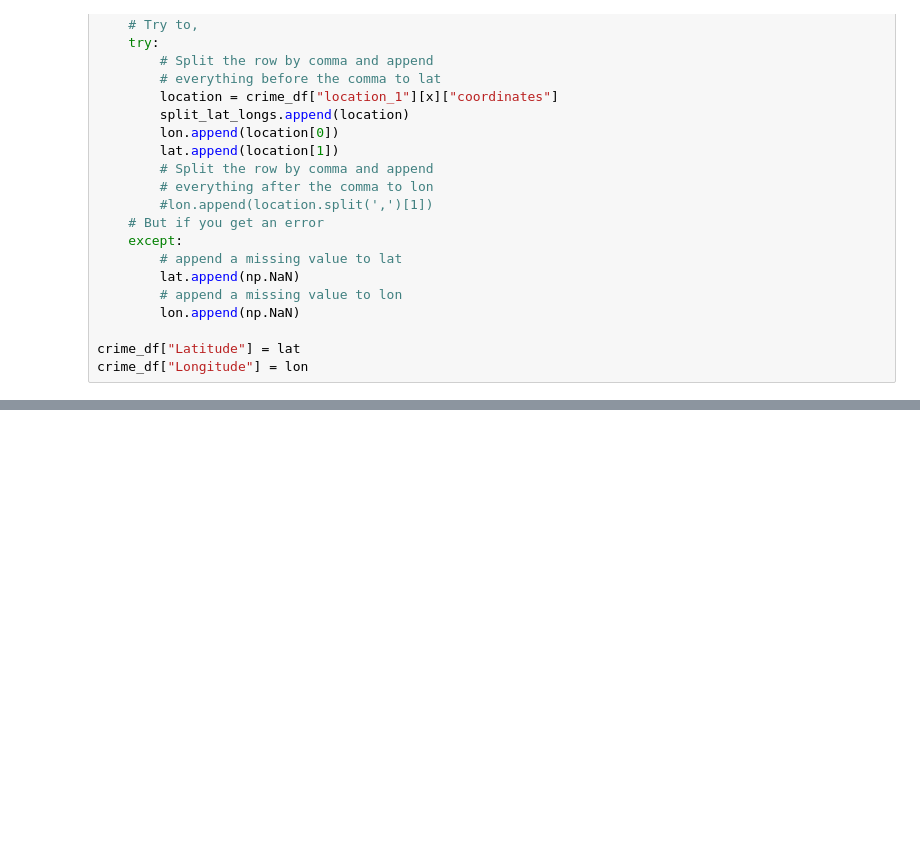
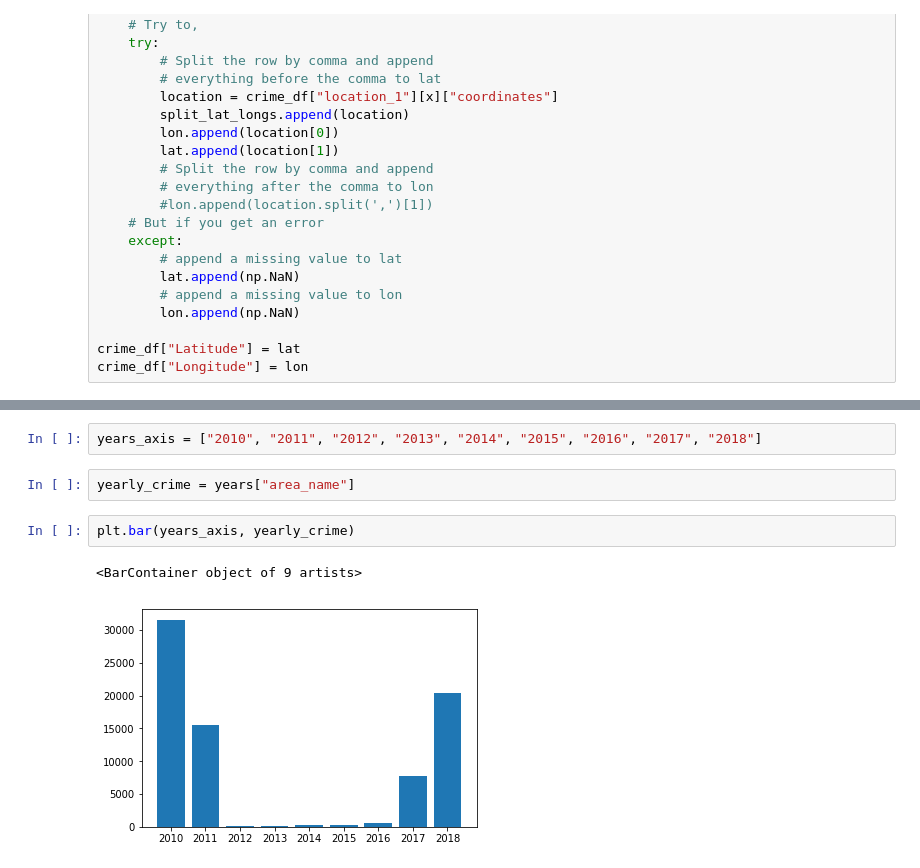
Before and after one commit to shrawantee/Project-Analysis-of-Violent-Crime-in-LA, a Jupyter notebook: LA Crime Project.ipynb, the cells around one changed output, grey strips where cells are left out. Drawn from its saved outputs; the diff is of its cells as text; blank space fills up the shorter version.

```diff
--- a/LA Crime Project.ipynb
+++ b/LA Crime Project.ipynb
@@ -141,0 +236,9 @@ split_lat
+# %%
+years_axis = ["2010", "2011", "2012", "2013", "2014", "2015", "2016", "2017", "2018"]
+# %%
+yearly_crime = years["area_name"]
+# %%
+plt.bar(years_axis, yearly_crime)
+# %% [output]
+<BarContainer object of 9 artists>
+[figure, added]
```
Also changed, not shown: parts of 26 cells of this notebook.
